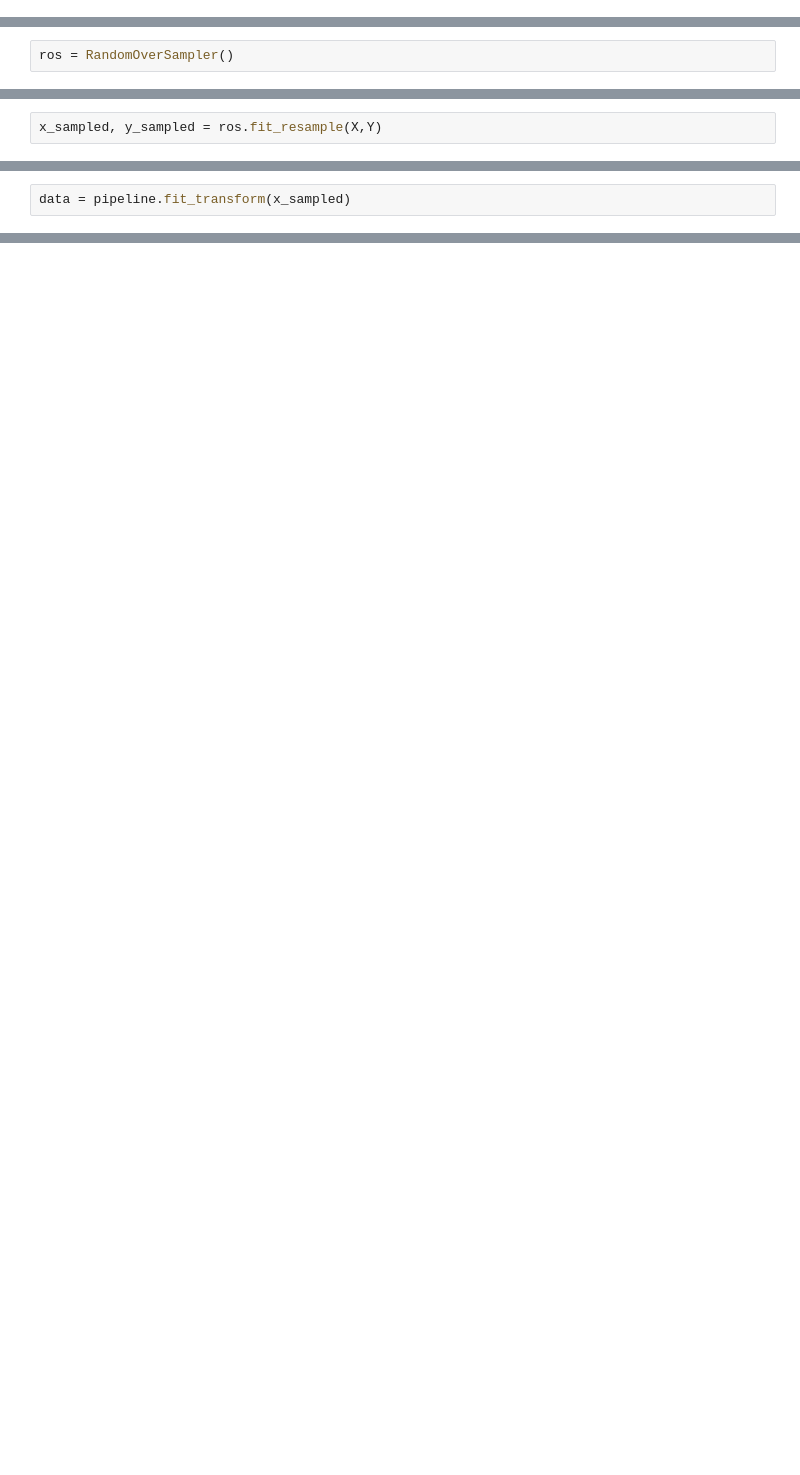
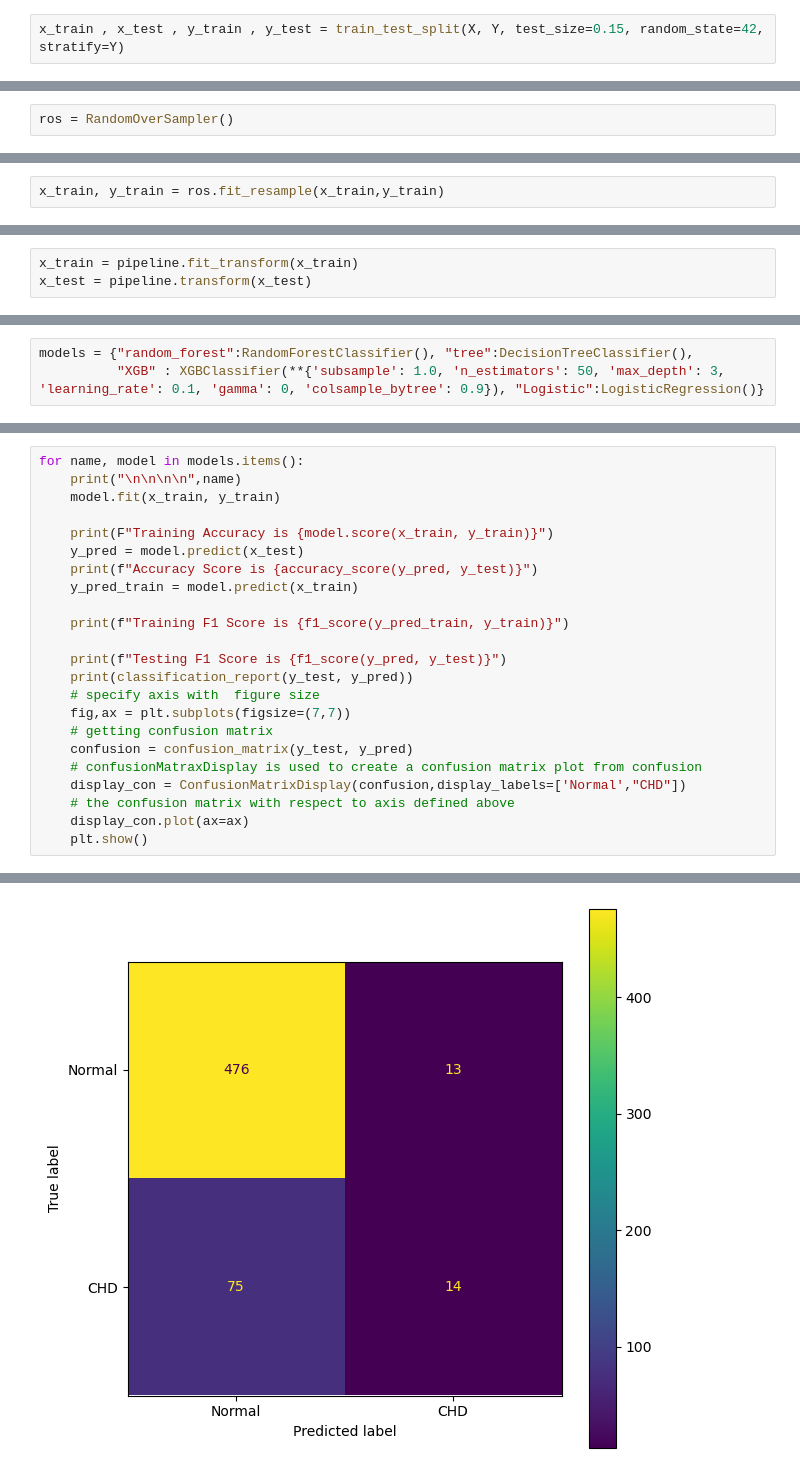
Before and after one commit to SherifElshafeyy/Cardiovascular-Disease-Prediction-System-Using-Machine-Learning, a Jupyter notebook: Notebooks/Salma/02 - Data Preprocessing .ipynb, the cells around one changed output, grey strips where cells are left out. Saved outputs shown, nothing was run; the diff lists cells and outputs as text; blank space fills up the shorter version.

```diff
--- a/Notebooks/Salma/02 - Data Preprocessing .ipynb
+++ b/Notebooks/Salma/02 - Data Preprocessing .ipynb
@@ -69,0 +86,2 @@ numerical
+# %%
+x_train , x_test , y_train , y_test = train_test_split(X, Y, test_size=0.15, random_state=42, stratify=Y)
@@ -75,3 +102,3 @@ Y = data['target']
 # %%
-x_sampled, y_sampled = ros.fit_resample(X,Y)
+x_train, y_train = ros.fit_resample(x_train,y_train)
 # %%
@@ -101,2 +116,3 @@ pipeline = ColumnTransformer([("scaler", StandardScaler() ,numerical ),
 # %%
-data = pipeline.fit_transform(x_sampled)
+x_train = pipeline.fit_transform(x_train)
+x_test = pipeline.transform(x_test)
@@ -126,0 +127,3 @@ array([[-1.44563551, -1.01542219, -0.79033876, ...,  0.        ,
+# %%
+models = {"random_forest":RandomForestClassifier(), "tree":DecisionTreeClassifier(),
+          "XGB" : XGBClassifier(**{'subsample': 1.0, 'n_estimators': 50, 'max_depth': 3, 'learning_rate': 0.1, 'gamma': 0, 'colsample_bytree': 0.9}), "Logistic":LogisticRegression()}
@@ -126,0 +132,24 @@ array([[-1.44563551, -1.01542219, -0.79033876, ...,  0.        ,
+# %%
+for name, model in models.items():
+    print("\n\n\n\n",name)
+    model.fit(x_train, y_train)
+
+    print(F"Training Accuracy is {model.score(x_train, y_train)}")
+    y_pred = model.predict(x_test)
+    print(f"Accuracy Score is {accuracy_score(y_pred, y_test)}")
+    y_pred_train = model.predict(x_train)
+
+    print(f"Training F1 Score is {f1_score(y_pred_train, y_train)}")
+
+    print(f"Testing F1 Score is {f1_score(y_pred, y_test)}")
+    print(classification_report(y_test, y_pred))
+    # specify axis with  figure size
+    fig,ax = plt.subplots(figsize=(7,7))
+    # getting confusion matrix
+    confusion = confusion_matrix(y_test, y_pred)
+    # confusionMatraxDisplay is used to create a confusion matrix plot from confusion
+    display_con = ConfusionMatrixDisplay(confusion,display_labels=['Normal',"CHD"])
+    # the confusion matrix with respect to axis defined above
+    display_con.plot(ax=ax)
+    plt.show()
+# %% [output]
@@ -126,0 +169 @@ array([[-1.44563551, -1.01542219, -0.79033876, ...,  0.        ,
+[figure, added]
```
Also changed, not shown: parts of 40 cells of this notebook, 4 other files.
